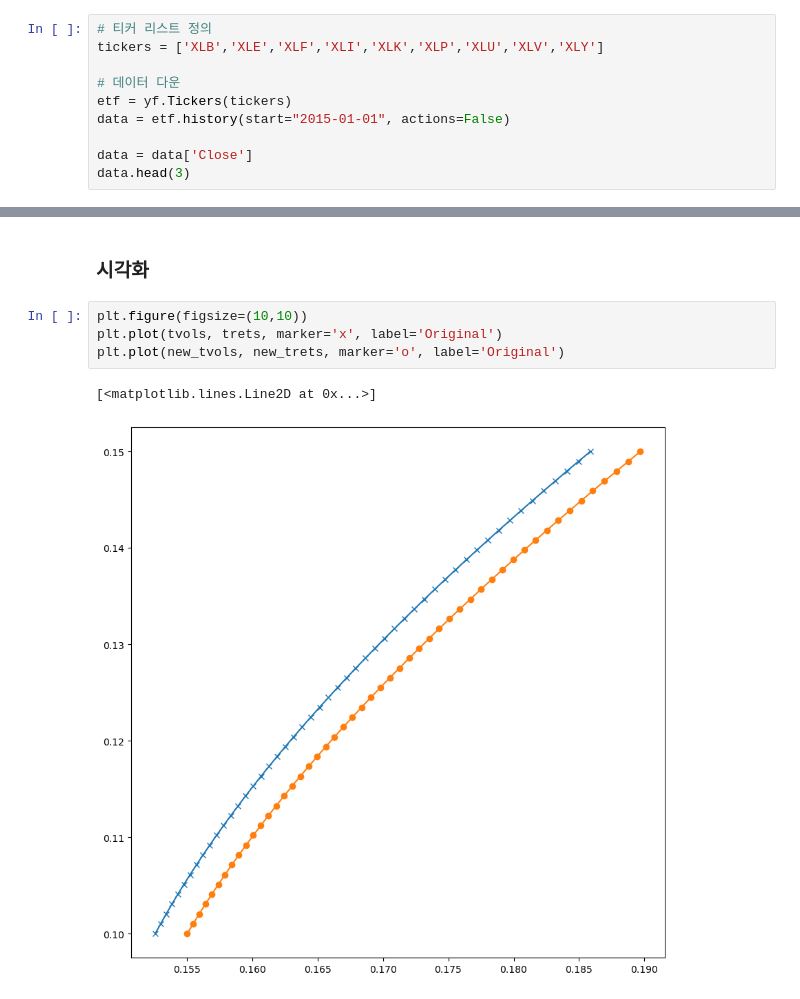
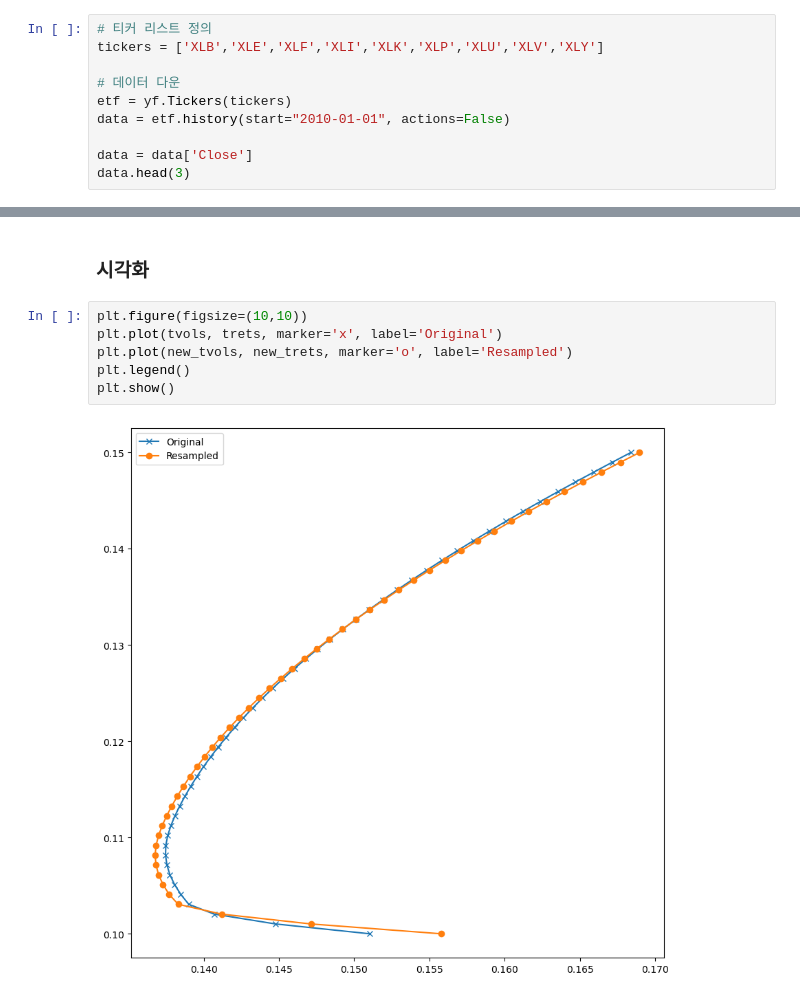
Before and after one commit to Leon-real/Finance-Quant-Study, a Jupyter notebook: Self_Study/quant_trading/jupyter/Mean_Variance_Optimization_Resampling.ipynb, the cells around one changed output, grey strips where cells are left out. Drawn from its saved outputs; the diff is of its cells as text.

```diff
--- a/Self_Study/quant_trading/jupyter/Mean_Variance_Optimization_Resampling.ipynb
+++ b/Self_Study/quant_trading/jupyter/Mean_Variance_Optimization_Resampling.ipynb
@@ -16,7 +16,7 @@ tickers = ['XLB','XLE','XLF','XLI','XLK','XLP','XLU','XLV','XLY']
 
 # 데이터 다운
 etf = yf.Tickers(tickers)
-data = etf.history(start="2015-01-01", actions=False)
+data = etf.history(start="2010-01-01", actions=False)
 
 data = data['Close']
 data.head(3)
@@ -121,7 +129,8 @@ trets, tvols = resampled_efficient_frontier(ret_vec, cov_mat, resampling=False)
 # %%
 plt.figure(figsize=(10,10))
 plt.plot(tvols, trets, marker='x', label='Original')
-plt.plot(new_tvols, new_trets, marker='o', label='Original')
+plt.plot(new_tvols, new_trets, marker='o', label='Resampled')
+plt.legend()
+plt.show()
 # %% [output]
-[<matplotlib.lines.Line2D at 0x...>]
-[figure, old version]
+[figure, new version]
```
Also changed, not shown: parts of 4 cells of this notebook.
